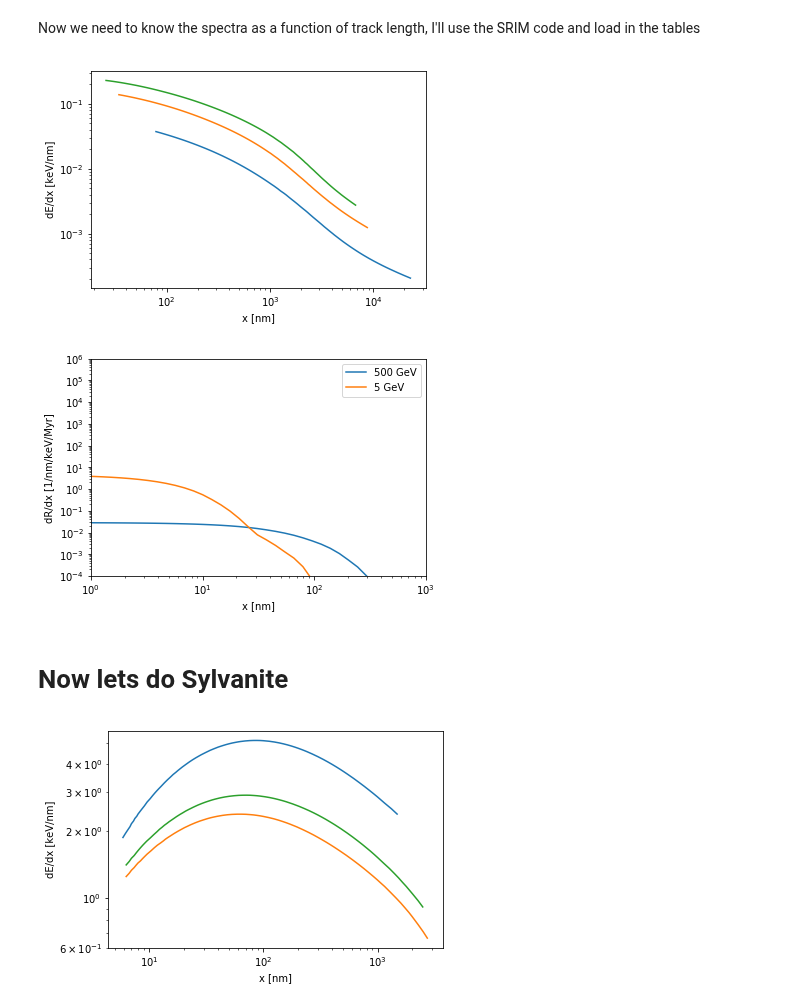
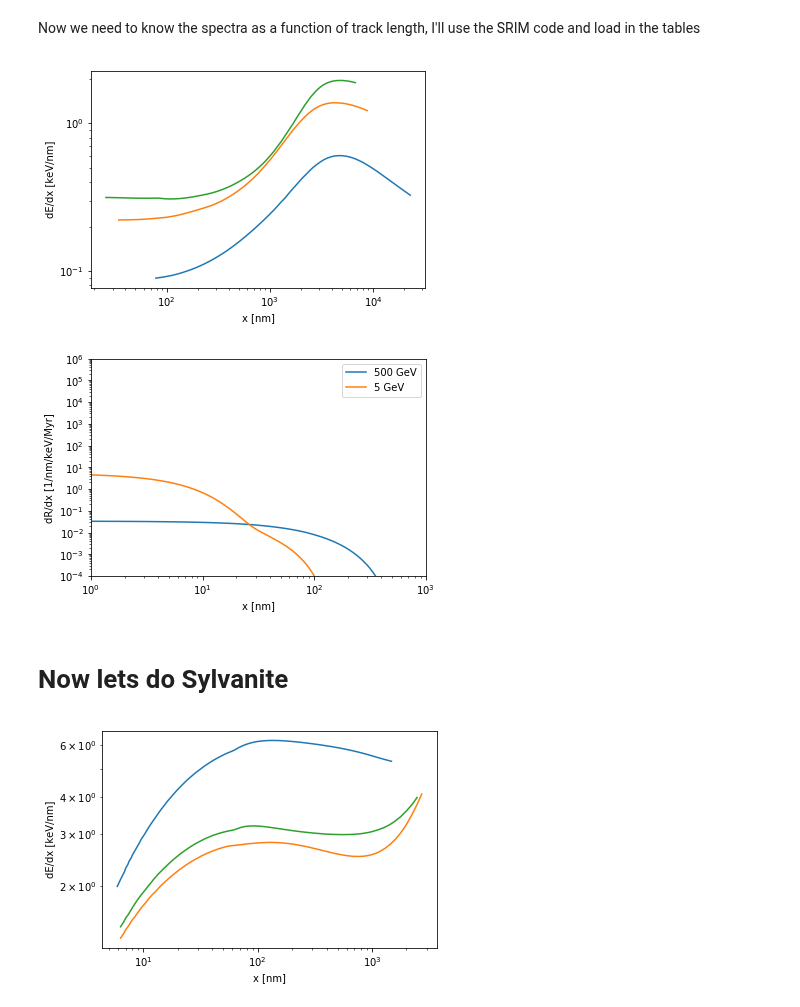
Before and after one commit to tedwards2412/paleo_detectors, a Jupyter notebook: Notebooks/Spectral_lim.ipynb, the cells around one changed output. Saved outputs shown, nothing was run; the diff lists cells and outputs as text; code cells hidden in the pictures.

```diff
--- a/Notebooks/Spectral_lim.ipynb
+++ b/Notebooks/Spectral_lim.ipynb
@@ -50,13 +50,17 @@ plt.show()
 # %% [markdown]
 Now we need to know the spectra as a function of track length, I'll use the SRIM code and load in the tables
 # %%
-E_Li, dEdx_Li, x_Li = np.loadtxt("../Data/dRdESRIM/Li-Zab.txt", usecols=(0,2,3), unpack=True)
-E_C, dEdx_C, x_C = np.loadtxt("../Data/dRdESRIM/C-Zab.txt", usecols=(0,2,3), unpack=True)
-E_O, dEdx_O, x_O = np.loadtxt("../Data/dRdESRIM/O-Zab.txt", usecols=(0,2,3), unpack=True)
+E_Li, dEedx_Li, dEdx_Li, x_Li = np.loadtxt("../Data/dRdESRIM/Li-Zab.txt", usecols=(0,1,2,3), unpack=True)
+E_C, dEedx_C, dEdx_C, x_C = np.loadtxt("../Data/dRdESRIM/C-Zab.txt", usecols=(0,1,2,3), unpack=True)
+E_O, dEedx_O, dEdx_O, x_O = np.loadtxt("../Data/dRdESRIM/O-Zab.txt", usecols=(0,1,2,3), unpack=True)
 
 x_Li *= 1.e3 # Convert micro_m to nm
 x_C *= 1.e3 # Convert micro_m to nm
 x_O *= 1.e3 # Convert micro_m to nm
+
+dEdx_Li += dEedx_Li # Convert keV/micro_m to keV/nm
+dEdx_C += dEedx_C # Convert keV/micro_m to keV/nm
+dEdx_O += dEedx_O # Convert keV/micro_m to keV/nm
 
 dEdx_Li *= 1.e-3 # Convert keV/micro_m to keV/nm
 dEdx_C *= 1.e-3 # Convert keV/micro_m to keV/nm
@@ -77,9 +81,9 @@ dEdx_Li = interp1d(x_Li, dEdx_Li, bounds_error=False, fill_value='extrapolate')
 dEdx_C = interp1d(x_C, dEdx_C, bounds_error=False, fill_value='extrapolate')
 dEdx_O = interp1d(x_O, dEdx_O, bounds_error=False, fill_value='extrapolate')
 # %% [output]
-[figure, old version]
+[figure, new version]
 # %%
-x_bins = np.logspace(-1,3,50)
+x_bins = np.logspace(0,3,100)
 x_width = np.diff(x_bins)
 x_c = x_bins[:-1] + x_width/2
 
@@ -95,11 +99,11 @@ def dRdx_Zab(x, E, sigma, m):
     # E in keV, sigma in cm^2, mass in GeV
     dRdx = np.zeros_like(x)
     for i, nuc in enumerate(nuclei_Zab):
-        xtemp = Etox_nuclei[nuc](E)
-        dRdx_nuc = DMU.dRdE_standard(E, Zab_p[i], Zab_n[i], m, sigma)*dEdx_nuclei[nuc](xtemp)
+        xtemp = Etox_nuclei_Zab[nuc](E)
+        dRdx_nuc = DMU.dRdE_standard(E, Zab_p[i], Zab_n[i], m, sigma)*dEdx_nuclei_Zab[nuc](xtemp)
         temp_interp = interp1d(xtemp, dRdx_nuc, bounds_error=False, fill_value='extrapolate')
 #         plt.loglog(x,temp_interp(x), label=nuc)
-        dRdx += ratio_nuclei[nuc]*temp_interp(x)
+        dRdx += ratio_nuclei_Zab[nuc]*temp_interp(x)
     return dRdx
 
 dRdx_Zab500 = dRdx_Zab(x_c, E_list, 1e-45, 500)
@@ -113,7 +117,7 @@ plt.ylim(1e-4,1e6)
 plt.xlim(1,1000)
 plt.show()
 # %% [output]
-[figure, old version]
+[figure, new version]
 # %% [markdown]
 # Now lets do Sylvanite
 # %%
@@ -125,34 +129,38 @@ Syl_abun = np.array([0.343,0.0627,0.5936])
 Syl_p = np.array([79,47,52])
 Syl_n = np.array([118,61,76])
 # %%
-E_Au, dEdx_Au, x_Au = np.loadtxt("../Data/dRdESRIM/Au-Syl.txt", usecols=(0,2,3), unpack=True)
-E_Ag, dEdx_Ag, x_Ag = np.loadtxt("../Data/dRdESRIM/Ag-Syl.txt", usecols=(0,2,3), unpack=True)
-E_Te, dEdx_Te, x_Te = np.loadtxt("../Data/dRdESRIM/Te-Syl.txt", usecols=(0,2,3), unpack=True)
+E_Au, dEedx_Au, dEdx_Au, x_Au = np.loadtxt("../Data/dRdESRIM/Au-Syl.txt", usecols=(0,1,2,3), unpack=True)
+E_Ag, dEedx_Ag, dEdx_Ag, x_Ag = np.loadtxt("../Data/dRdESRIM/Ag-Syl.txt", usecols=(0,1,2,3), unpack=True)
+E_Te, dEedx_Te, dEdx_Te, x_Te = np.loadtxt("../Data/dRdESRIM/Te-Syl.txt", usecols=(0,1,2,3), unpack=True)
 
 x_Au *= 1.e3 # Convert micro_m to nm
 x_Ag *= 1.e3 # Convert micro_m to nm
 x_Te *= 1.e3 # Convert micro_m to nm
+
+dEdx_Au += dEedx_Au
+dEdx_Ag += dEedx_Ag
+dEdx_Te += dEedx_Te
 
 dEdx_Au *= 1.e-3 # Convert keV/micro_m to keV/nm
 dEdx_Ag *= 1.e-3 # Convert keV/micro_m to keV/nm
 dEdx_Te *= 1.e-3 # Convert keV/micro_m to keV/nm
 
 plt.loglog(x_Au, dEdx_Au)
 plt.loglog(x_Ag, dEdx_Ag)
 plt.loglog(x_Te, dEdx_Te)
 plt.ylabel("dE/dx [keV/nm]")
 plt.xlabel("x [nm]")
 plt.show()
 
 Etox_Au = interp1d(E_Au, x_Au, fill_value='extrapolate')
 Etox_Ag = interp1d(E_Ag, x_Ag, fill_value='extrapolate')
 Etox_Te = interp1d(E_Te, x_Te, fill_value='extrapolate')
 
 dEdx_Au = interp1d(x_Au, dEdx_Au, fill_value='extrapolate')
 dEdx_Ag = interp1d(x_Ag, dEdx_Ag, fill_value='extrapolate')
 dEdx_Te = interp1d(x_Te, dEdx_Te, fill_value='extrapolate')
 # %% [output]
-[figure, old version]
+[figure, new version]
 # %%
 dEdx_Syl = [dEdx_Au,dEdx_Ag,dEdx_Te]
 Etox_Syl = [Etox_Au,Etox_Ag,Etox_Te]
```
Also changed, not shown: parts of 2 cells of this notebook.
